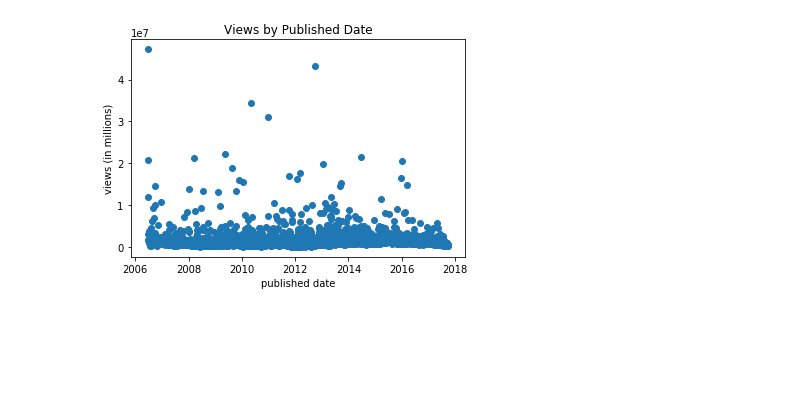
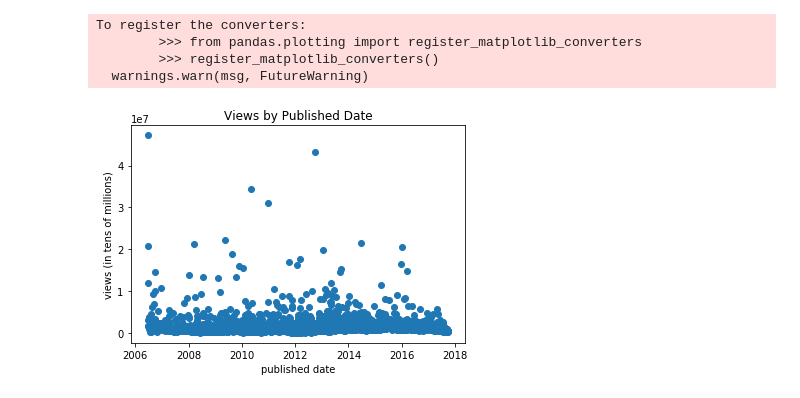
Before and after one commit to esegaul/tedtalkvis, a Jupyter notebook: EDA.ipynb, the cells around one changed output. Drawn from its saved outputs; the diff is of its cells as text; code cells hidden in the pictures; blank space fills up the shorter version.

```diff
--- a/EDA.ipynb
+++ b/EDA.ipynb
@@ -4,6 +7,6 @@ from ast import literal_eval
 # %%
 df = pd.read_csv('data/ted_main.csv', parse_dates=['film_date', 'published_date'],
-                 converters={'ratings': literal_eval, 'tags': literal_eval})
+                 converters={'ratings': literal_eval, 'tags': literal_eval, 'related_talks': literal_eval})
 # %%
 df['film_date'] = pd.to_datetime(df['film_date'], unit='s')
 df['published_date'] = pd.to_datetime(df['published_date'], unit='s')
@@ -21,8 +34,12 @@ import matplotlib.pyplot as plt
 # %%
 plt.scatter(df.published_date, df.views)
 plt.title('Views by Published Date')
 plt.xlabel('published date')
-plt.ylabel('views (in millions)')
+plt.ylabel('views (in tens of millions)')
 plt.show()
 # %% [output]
+To register the converters:
+        >>> from pandas.plotting import register_matplotlib_converters
+        >>> register_matplotlib_converters()
+  warnings.warn(msg, FutureWarning)
-[figure, old version]
+[figure, new version]
```
Also changed, not shown: parts of 11 cells of this notebook.
